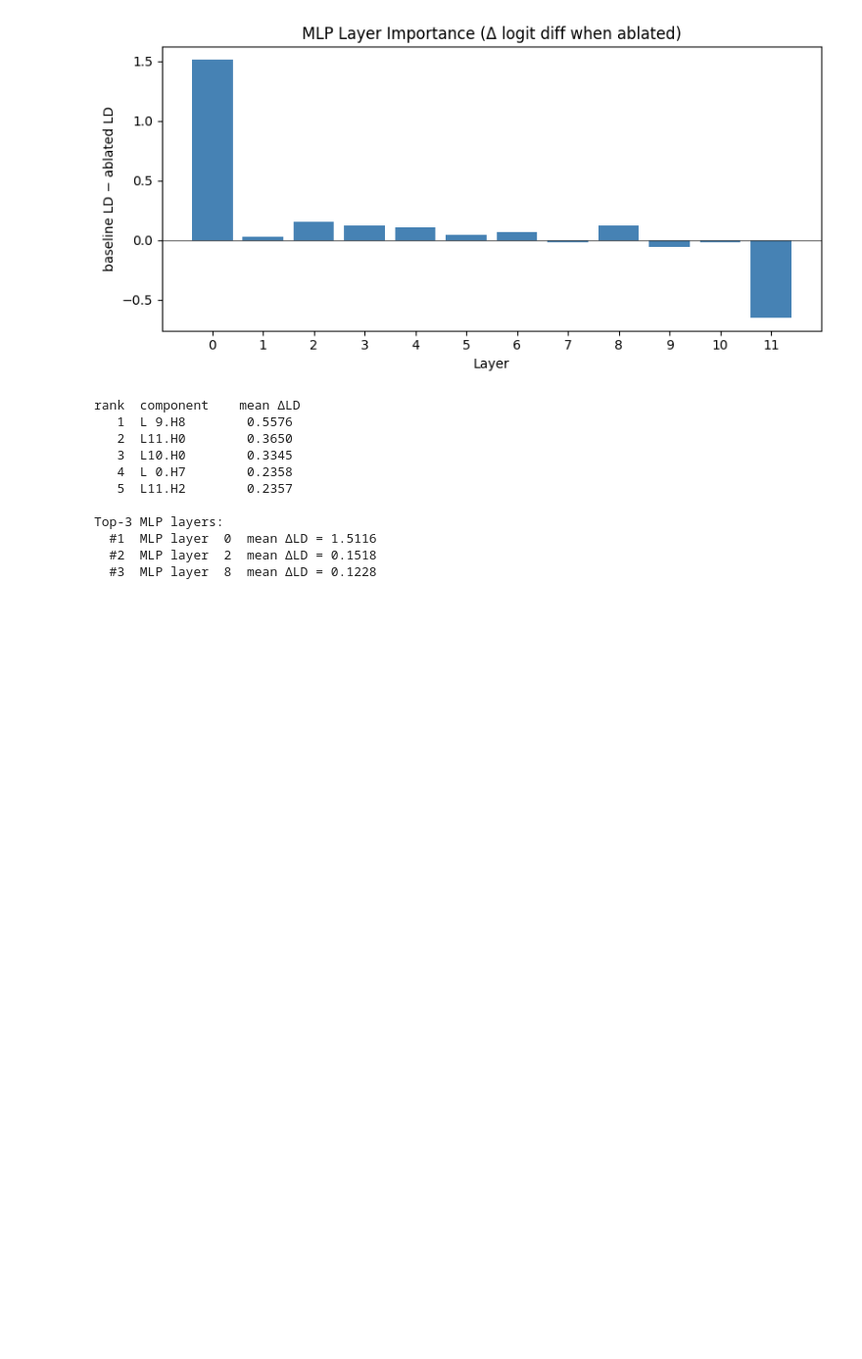
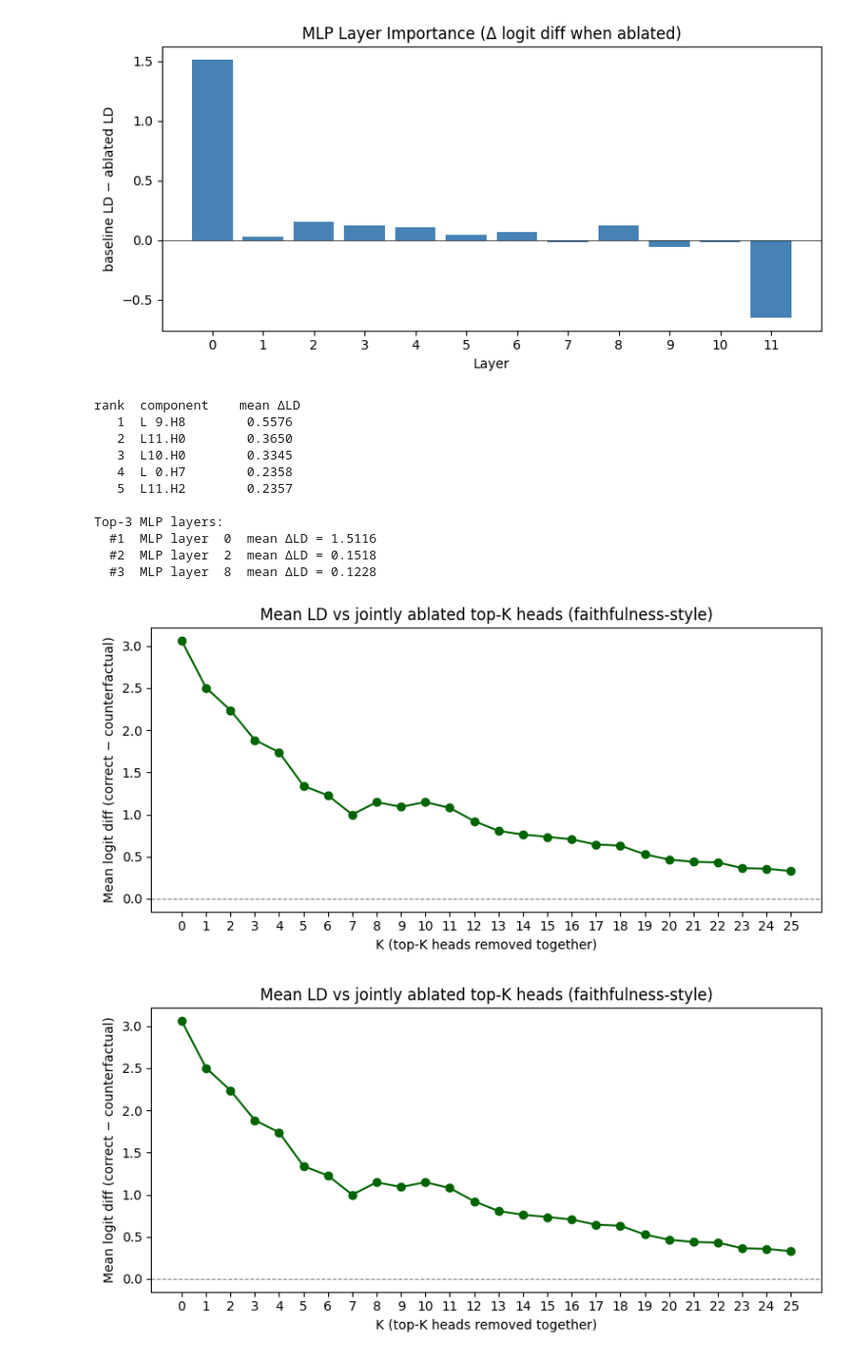
Before and after one commit to ishraqhaque/ds8008_project, a Jupyter notebook: knowledge_circuits.ipynb, the cells around one changed output. Shown at 98% size. Cells and saved outputs as stored; diff of their text form; code cells hidden in the pictures; blank space fills up the shorter version.

Commit message:
added top-k joint ablation

```diff
--- a/knowledge_circuits.ipynb
+++ b/knowledge_circuits.ipynb
@@ -121,7 +126,7 @@ LD=+7.146  'Nintendo DS Lite, created by'  correct=' Nintendo'  cf=' Nissan'
 # %%
 # Head ablation sweep: 12 layers × 12 heads × N prompts forward passes.
 # On a CPU this takes 10–20 min for 100 prompts.
-head_imp = head_importance_sweep(model, facts, verbose=True)
+head_imp, head_std = head_importance_sweep(model, facts, verbose=True, return_std=True)
 print("head_imp shape:", head_imp.shape, "range:", head_imp.min(), "to", head_imp.max())
 # %% [output]
 Head sweep: layer 0/11
@@ -203,3 +201,14 @@ Top-3 MLP layers:
+# %%
+#Figure 3: cumulative top-k head ablation curve
+
+K_MAX = min(25, head_imp.size)
+k_vals, mean_lds = cumulative_topk_head_ablation_curve(model, facts, head_imp, max_k=K_MAX, verbose=False)
+fig = plot_cumulative_topk_faithfulness(k_vals, mean_lds)
+fig.savefig("figures/cumulative_topk_faithfulness.png", dpi=150, bbox_inches="tight")
+fig
+# %% [output]
+[figure, added]
+[figure, added]
 # %% [markdown]
 ## 5. Conclusion
 
```
Also changed, not shown: parts of 6 cells of this notebook, 3 other files.
